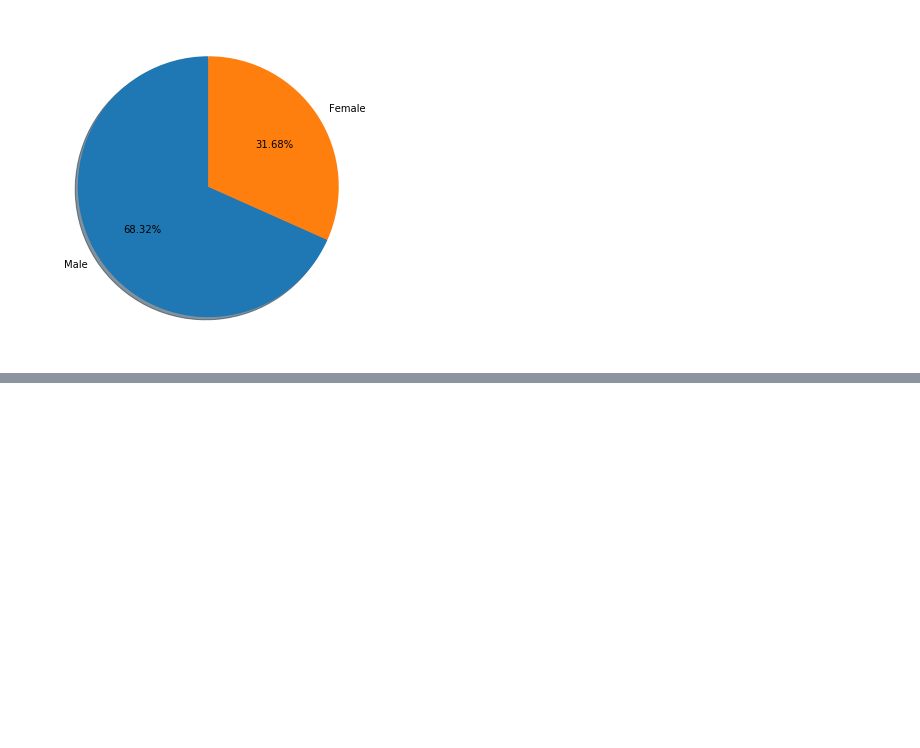
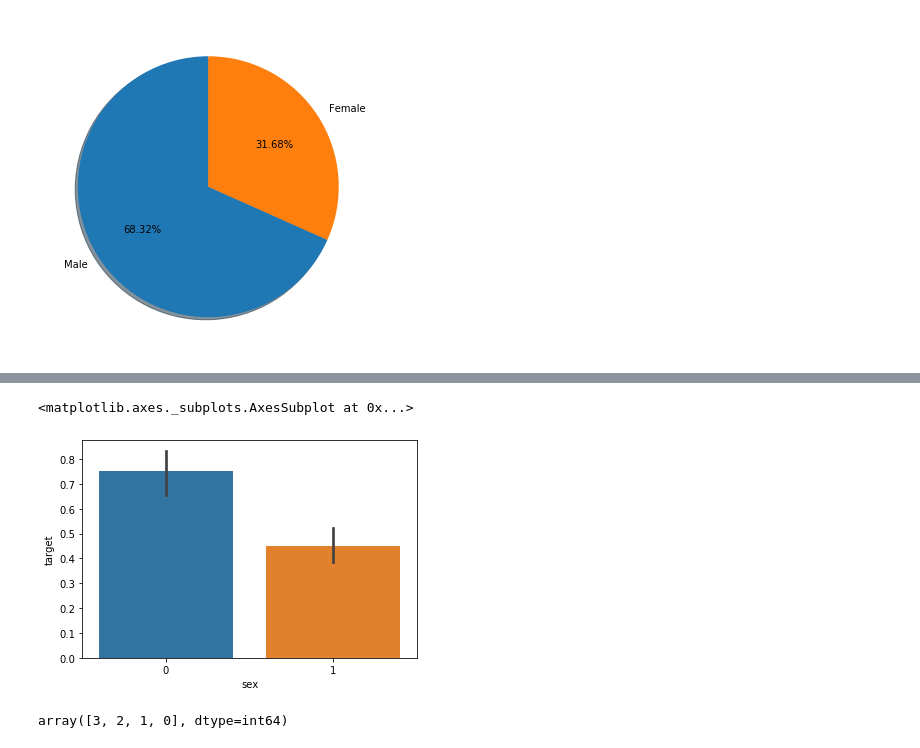
Before and after one commit to jahidkhandaker/HeartDiseasePrediction, a Jupyter notebook: ShakilAhmed/Heart_Disease_Prediction.ipynb, the cells around one changed output, grey strips where cells are left out. Saved outputs shown, nothing was run; the diff lists cells and outputs as text; code cells hidden in the pictures; blank space fills up the shorter version.

```diff
--- a/ShakilAhmed/Heart_Disease_Prediction.ipynb
+++ b/ShakilAhmed/Heart_Disease_Prediction.ipynb
@@ -171,0 +181,9 @@ KeyError: 'chest_pain_type'
+# %%
+sns.barplot(heart["sex"],y)
+# %% [output]
+<matplotlib.axes._subplots.AxesSubplot at 0x...>
+[figure, added]
+# %%
+heart["cp"].unique()
+# %% [output]
+array([3, 2, 1, 0], dtype=int64)
```
Also changed, not shown: parts of 40 cells of this notebook.
